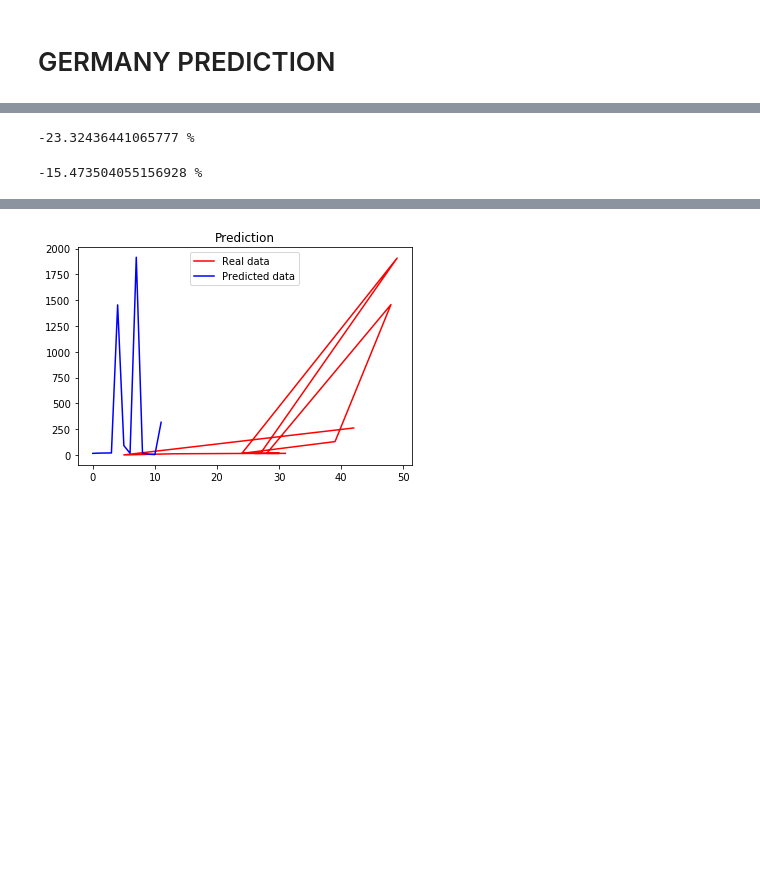
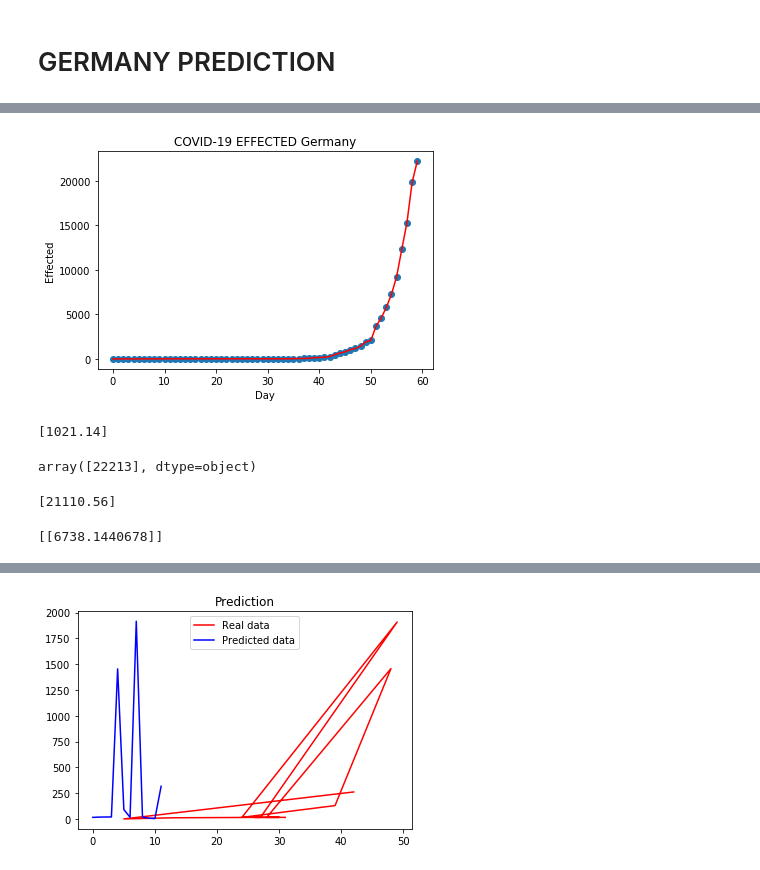
Before and after one commit to kanzabatool/covid19_time_series_analysis, a Jupyter notebook: playbook.ipynb, the cells around one changed output, grey strips where cells are left out. Cells and saved outputs as stored; diff of their text form; code cells hidden in the pictures; blank space fills up the shorter version.

```diff
--- a/playbook.ipynb
+++ b/playbook.ipynb
@@ -436,5 +429,5 @@ df4
 # %%
 #Generate X and y
-X = df4.drop(['Germany'],1)
+X = df4['No_of_days']
 y = df4['Germany']
-y=y.astype('int')
+#y=y.astype('int')
@@ -452,13 +434,34 @@ X_train, X_test, y_train,y_test= train_test_split(x,y,test_size=0.2)
-# %%
-from sklearn.svm import SVR
-
-regressor = SVR(kernel='rbf')
-regressor.fit(x,y)
-#Accuracy of sVM classifier
-accuracy = regressor.score(X_test,y_test)
-print(accuracy *100,'%')   # -23.324%
-# %% [output]
--23.32436441065777 %
+# %%
+X_days = X.values.reshape(-1,1)
+# %%
+y_no_of_cases = y.values.reshape(-1,1)
+# %%
+import numpy as np
+import matplotlib.pyplot as plt
+from matplotlib import style
+
+plt.plot(y_no_of_cases, color = 'red', label = 'cases')
+plt.xlabel('Day'); plt.ylabel('Effected'); plt.title('COVID-19 EFFECTED Germany')
+plt.scatter(X_days,y_no_of_cases)
+plt.show()
+# %% [output]
+[figure, added]
+# %%
+from sklearn.svm import SVR
+
+svm_reg = SVR(kernel="linear")
+svm_reg.fit(X_days, y_no_of_cases)
+y_predictions = svm_reg.predict([[60]])
+print(y_predictions)
+#svm_mse = mean_squared_error(y_train, y_predictions)
+#svm_rmse = np.sqrt(svm_mse)
+#svm_rmse
+# %% [output]
+[1021.14]
+# %%
+y[59]
+# %% [output]
+array([22213], dtype=object)
 # %%
 from sklearn.ensemble import RandomForestRegressor
 
@@ -468,16 +471,18 @@ regressor = RandomForestRegressor(n_estimators = 100, random_state = 0)
 # fit the regressor with x and y data
 regressor.fit(X, y)
 
-#Accuracy of sVM classifier
-accuracy = regressor.score(X_test,y_test)
-print(accuracy *100,'%')   # -15.47%
+y_predictions = regressor.predict([[60]])
+print(y_predictions)
 # %% [output]
--15.473504055156928 %
+[21110.56]
 # %%
 from sklearn.linear_model import LinearRegression
 
 
 model = LinearRegression()
-model.fit(X_train, y_train)
-y_pred = model.predict(X_test)
+model.fit(X, y)
+y_pred = model.predict([[60]])
+print(y_pred)
 #r_sq = accuracy_score(y_test,y_pred) #1
+# %% [output]
+[[6738.1440678]]
```
Also changed, not shown: parts of 23 cells of this notebook.
